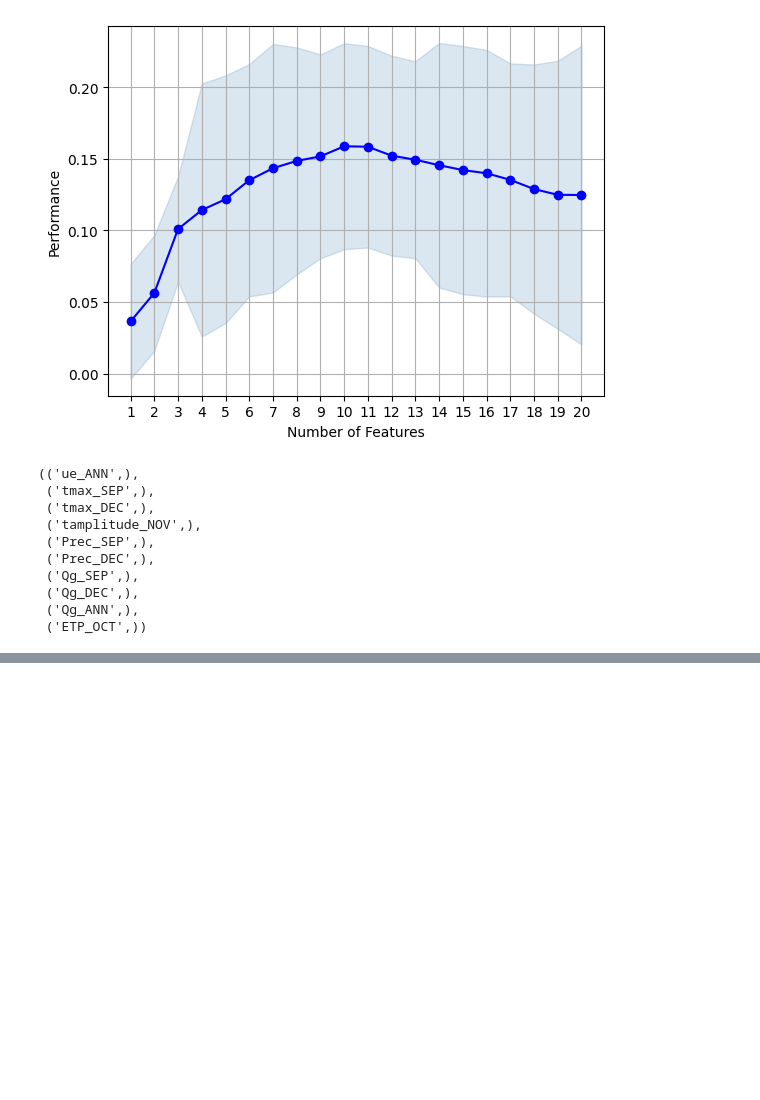
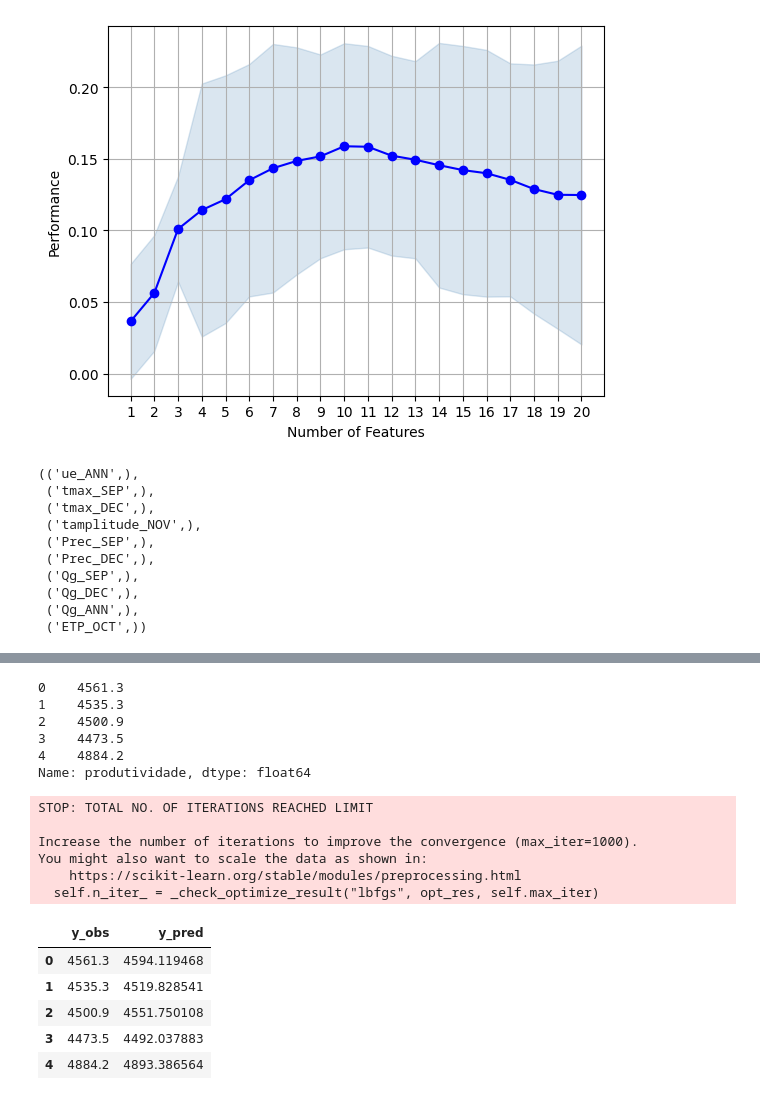
Before and after one commit to theusnevess/previsao-da-produtividade-do-amendoim, a Jupyter notebook: notebooks/Peanut_tech.ipynb, the cells around one changed output, grey strips where cells are left out. Saved outputs shown, nothing was run; the diff lists cells and outputs as text; code cells hidden in the pictures; blank space fills up the shorter version.

```diff
--- a/notebooks/Peanut_tech.ipynb
+++ b/notebooks/Peanut_tech.ipynb
@@ -365,0 +364,37 @@ Notes:
+# %%
+y.head()
+# %% [output]
+0    4561.3
+1    4535.3
+2    4500.9
+3    4473.5
+4    4884.2
+Name: produtividade, dtype: float64
+# %%
+# Importando a biblioteca de RNA
+from sklearn.neural_network import MLPRegressor
+
+# Instanciando e configurando o modelo
+modelo = MLPRegressor(hidden_layer_sizes=(6, 6), learning_rate="adaptive", learning_rate_init=0.05, solver="lbfgs", random_state=1, max_iter=1000) # Duas camadas escondidas com 5 neurônios, taxa de aprendizagem adaptativa
+
+# Treinando o modelo
+modelo.fit(Xpad, y)
+y_pred = modelo.predict(Xpad)
+# %% [output]
+STOP: TOTAL NO. OF ITERATIONS REACHED LIMIT
+
+Increase the number of iterations to improve the convergence (max_iter=1000).
+You might also want to scale the data as shown in:
+    https://scikit-learn.org/stable/modules/preprocessing.html
+  self.n_iter_ = _check_optimize_result("lbfgs", opt_res, self.max_iter)
+# %%
+# Transformando os resutados em um dataframe
+dados_graf = pd.DataFrame({"y_obs": y, "y_pred": y_pred})
+dados_graf.head()
+# %% [output]
+|  | y_obs | y_pred |
+| 0 | 4561.3 | 4594.119468 |
+| 1 | 4535.3 | 4519.828541 |
+| 2 | 4500.9 | 4551.750108 |
+| 3 | 4473.5 | 4492.037883 |
+| 4 | 4884.2 | 4893.386564 |
```
Also changed, not shown: parts of 6 cells of this notebook.
